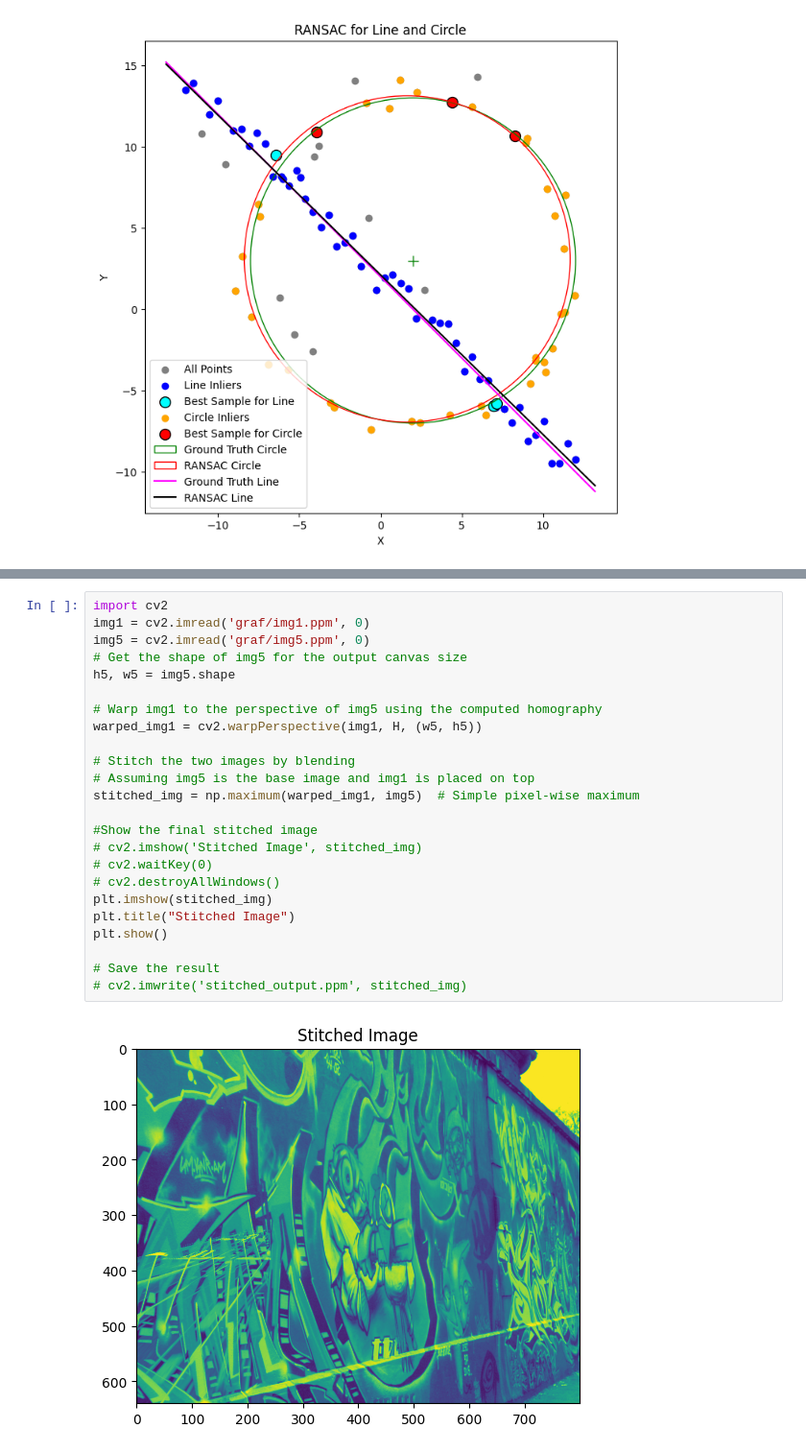
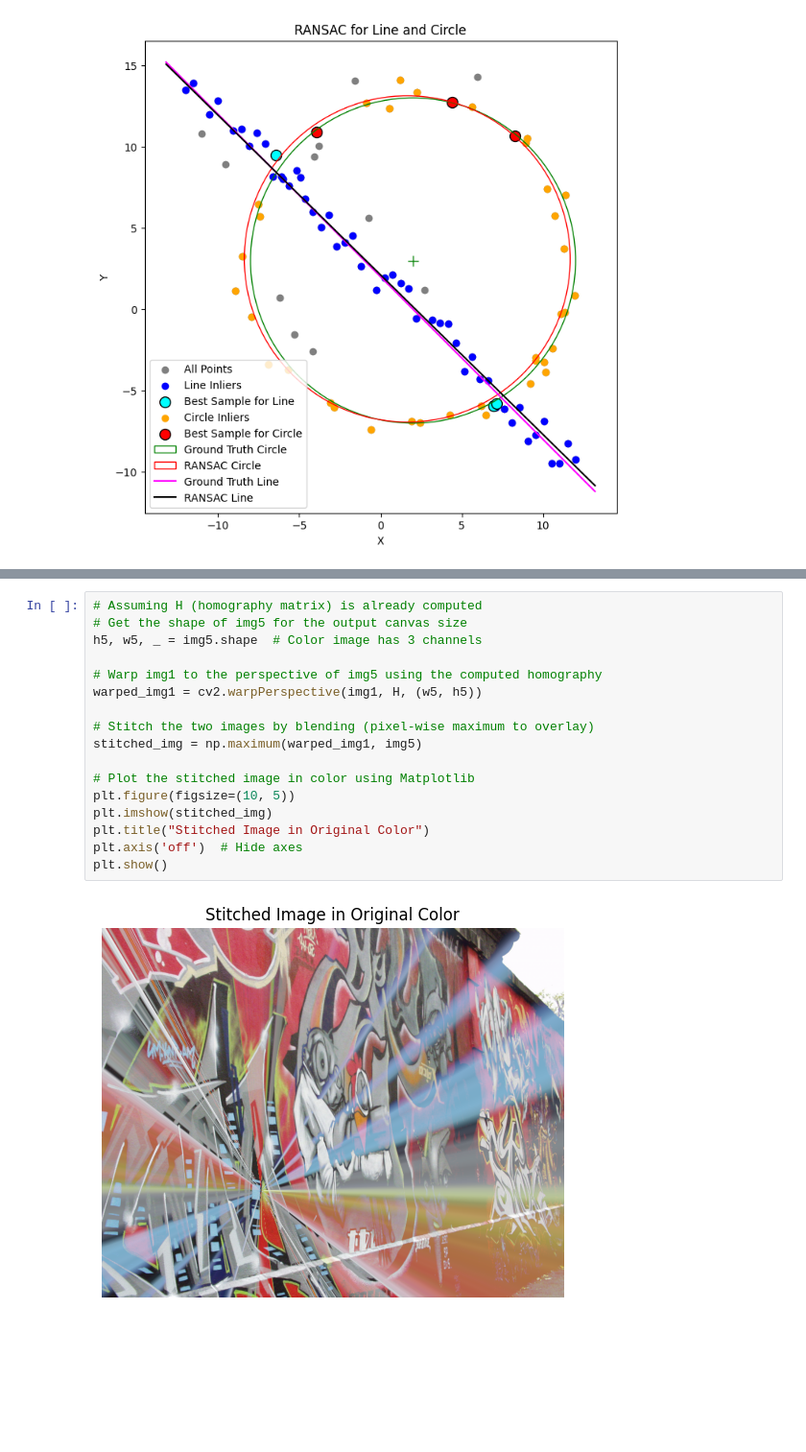
Before and after one commit to Kirushanth-G/EN3160---Image-Processing-and-Machine-Vision, a Jupyter notebook: Assignment2.ipynb, the cells around one changed output, grey strips where cells are left out. Shown at 96% size. Cells and saved outputs as stored; diff of their text form; blank space fills up the shorter version.

```diff
--- a/Assignment2.ipynb
+++ b/Assignment2.ipynb
@@ -471,26 +323,19 @@ Difference between computed and dataset homography:
 # %%
-import cv2
-img1 = cv2.imread('graf/img1.ppm', 0)
-img5 = cv2.imread('graf/img5.ppm', 0)
+# Assuming H (homography matrix) is already computed
 # Get the shape of img5 for the output canvas size
-h5, w5 = img5.shape
+h5, w5, _ = img5.shape  # Color image has 3 channels
 
 # Warp img1 to the perspective of img5 using the computed homography
 warped_img1 = cv2.warpPerspective(img1, H, (w5, h5))
 
-# Stitch the two images by blending
-# Assuming img5 is the base image and img1 is placed on top
-stitched_img = np.maximum(warped_img1, img5)  # Simple pixel-wise maximum
+# Stitch the two images by blending (pixel-wise maximum to overlay)
+stitched_img = np.maximum(warped_img1, img5)
 
-#Show the final stitched image
-# cv2.imshow('Stitched Image', stitched_img)
-# cv2.waitKey(0)
-# cv2.destroyAllWindows()
+# Plot the stitched image in color using Matplotlib
+plt.figure(figsize=(10, 5))
 plt.imshow(stitched_img)
-plt.title("Stitched Image")
+plt.title("Stitched Image in Original Color")
+plt.axis('off')  # Hide axes
 plt.show()
-
-# Save the result
-# cv2.imwrite('stitched_output.ppm', stitched_img)
 # %% [output]
-[figure, old version]
+[figure, new version]
```
Also changed, not shown: parts of 8 cells of this notebook.
